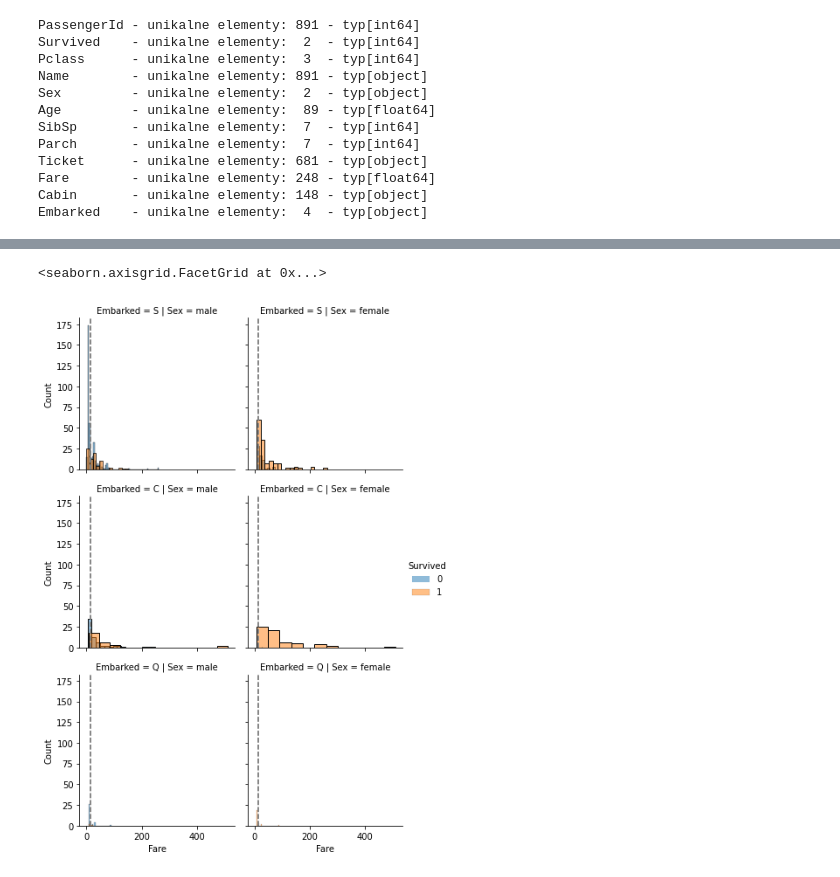
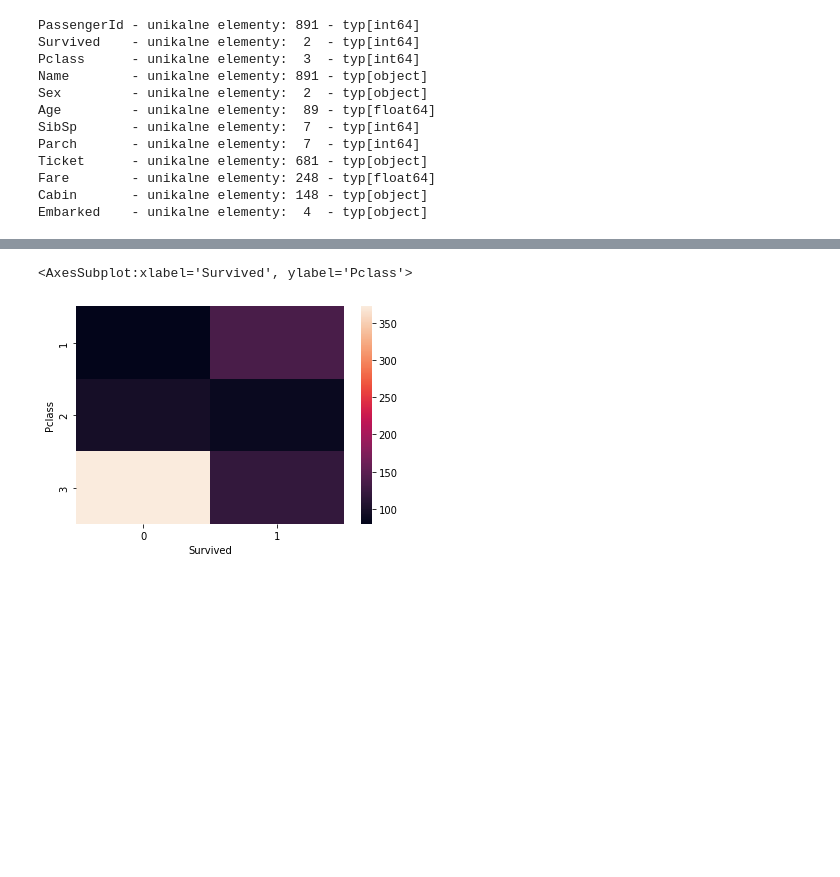
Before and after one commit to ninj4i/DSiUM, a Jupyter notebook: DSiUM.ipynb, the cells around one changed output, grey strips where cells are left out. Cells and saved outputs as stored; diff of their text form; code cells hidden in the pictures; blank space fills up the shorter version.

```diff
--- a/DSiUM.ipynb
+++ b/DSiUM.ipynb
@@ -89,8 +89,8 @@ opisz_dane(df)
 # %%
-df[]
+sns.heatmap(data = df.groupby(['Pclass', 'Survived']).size().unstack())
 # %% [output]
-<seaborn.axisgrid.FacetGrid at 0x...>
+<AxesSubplot:xlabel='Survived', ylabel='Pclass'>
-[figure, old version]
+[figure, new version]
 # %%
 def czy_numeryczna(s: pd.Series):
     ret_val = False
```
Also changed, not shown: parts of 2 cells of this notebook.
